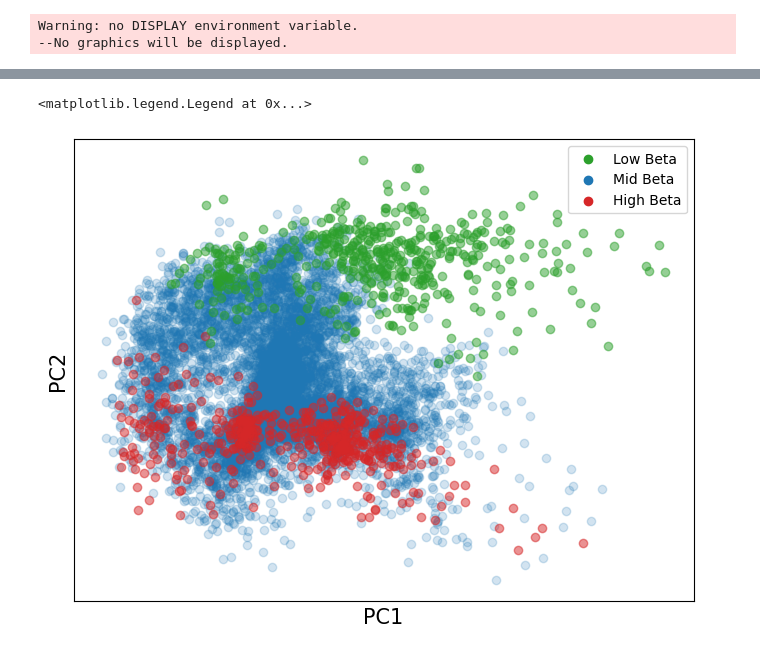
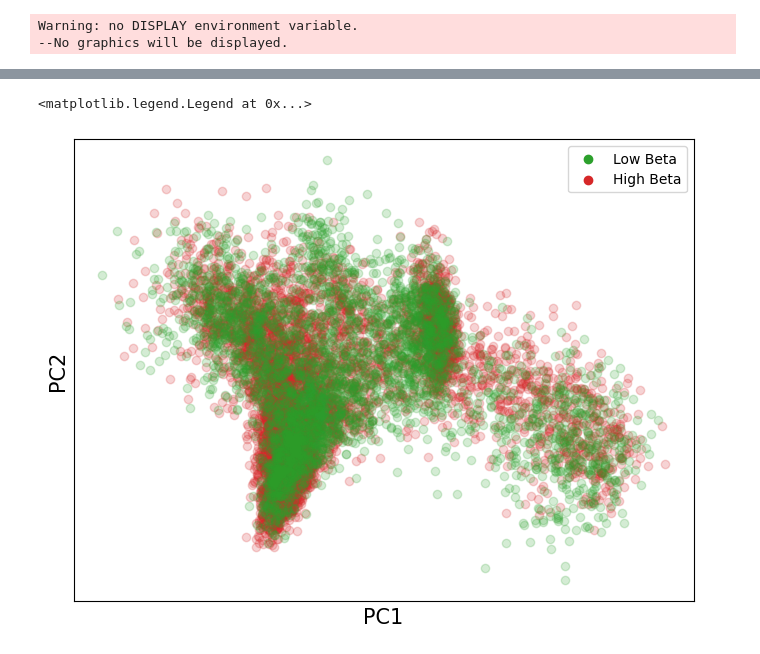
Before and after one commit to ntolley/hnn_latent, a Jupyter notebook: notebooks/excitation_propogation.ipynb, the cells around one changed output, grey strips where cells are left out. Drawn from its saved outputs; the diff is of its cells as text; code cells hidden in the pictures.

```diff
--- a/notebooks/excitation_propogation.ipynb
+++ b/notebooks/excitation_propogation.ipynb
@@ -18,9 +18,11 @@ import dill
 from sbi import utils as sbi_utils
 import pandas as pd
 from sklearn.decomposition import PCA
+from sklearn.cluster import KMeans
 from neurodsp.spectral import compute_spectrum, trim_spectrum
 from neurodsp.plts import plot_time_series, plot_timefrequency
 from neurodsp.timefrequency.wavelets import compute_wavelet_transform
+import scipy
 
 
 rng_seed = 123
@@ -50,10 +52,11 @@ gid_to_type = partial(_gid_to_type, gid_ranges=gid_ranges)
 # window_samples = extra_dict['window_samples']
 theta_extra = sim_metadata['theta_extra']
 
-dpl = np.load(f'{data_path}/sbi_sims/dpl_sbi.npy')
-theta = np.load(f'{data_path}/sbi_sims/theta_sbi.npy')
-spike_gids = np.load(f'{data_path}/sbi_sims/spike_gids_sbi.npy', allow_pickle=True)
-spike_times = np.load(f'{data_path}/sbi_sims/spike_times_sbi.npy', allow_pickle=True)
+flow_idx = 3
+dpl = np.load(f'{data_path}/sbi_sims/dpl_sbi_{flow_idx}.npy')
+theta = np.load(f'{data_path}/sbi_sims/theta_sbi_{flow_idx}.npy')
+spike_gids = np.load(f'{data_path}/sbi_sims/spike_gids_sbi_{flow_idx}.npy', allow_pickle=True)
+spike_times = np.load(f'{data_path}/sbi_sims/spike_times_sbi_{flow_idx}.npy', allow_pickle=True)
 
 times = np.linspace(0, 1, dpl.shape[1])
 mask = times > 0.2 # burn in time
@@ -82,16 +101,17 @@ freqs, powers = trim_spectrum(freqs, powers, [0, 100])
 beta_mask = (freqs > 13) & (freqs < 30)
 beta_power = powers[:, beta_mask].sum(axis=1)
 beta_ratio = beta_power / powers.sum(axis=1)
-ratio_sort = np.argsort(beta_ratio)[::-1]
 
-cutoff = 1000
+thresh = 0.3
+low_beta = beta_ratio < 0.3
+high_beta = beta_ratio > 0.3
+
 
 bins = np.linspace(0, 0.8, 100)
 
 plt.figure(figsize=(6,6))
-_ = plt.hist(beta_ratio[ratio_sort[-cutoff:]], bins=bins, color='C2', label='Low Beta')
-_ = plt.hist(beta_ratio[ratio_sort[cutoff:-cutoff]], bins=bins, color='C0', label='Mid Beta')
-_ = plt.hist(beta_ratio[ratio_sort[:cutoff]], bins=bins, color='C3', label='High Beta')
+_ = plt.hist(beta_ratio[low_beta], bins=bins, color='C2', label='Low Beta')
+_ = plt.hist(beta_ratio[high_beta], bins=bins, color='C3', label='High Beta')
 
 plt.xlabel('Relative Beta', fontsize=15)
 plt.ylabel('Counts', fontsize=15)
@@ -102,25 +129,26 @@ plt.legend()
 # %%
 pca = PCA(n_components=len(freqs))
 pca_powers = pca.fit_transform(np.log(powers))
 
+kmeans = KMeans(n_clusters=4, random_state=0, n_init="auto").fit(pca_powers)
+labels = kmeans.labels_
+
 plt.figure(figsize=(8, 6))
 # plt.scatter(pca_powers[:,0], pca_powers[:,1], alpha=0.2)
-plt.scatter(pca_powers[ratio_sort[cutoff:-cutoff],0], pca_powers[ratio_sort[cutoff:-cutoff],1], color='C0', alpha=0.2)
-plt.scatter(pca_powers[ratio_sort[:cutoff],0], pca_powers[ratio_sort[:cutoff],1], color='C3', alpha=0.5)
-plt.scatter(pca_powers[ratio_sort[-cutoff:],0], pca_powers[ratio_sort[-cutoff:],1], color='C2', alpha=0.5)
+plt.scatter(pca_powers[high_beta,0], pca_powers[high_beta,1], color='C3', alpha=0.2)
+plt.scatter(pca_powers[low_beta,0], pca_powers[low_beta,1], color='C2', alpha=0.2)
 
 plt.xlabel('PC1', fontsize=15)
 plt.ylabel('PC2', fontsize=15)
 plt.xlim(plt.xlim())
 plt.ylim(plt.ylim())
 plt.xticks([])
 plt.yticks([])
 
 plt.scatter([1e10], [1e10], color='C2', label='Low Beta')
-plt.scatter([1e10], [1e10], color='C0', label='Mid Beta')
 plt.scatter([1e10], [1e10], color='C3', label='High Beta')
 
 plt.legend()
 # %% [output]
 <matplotlib.legend.Legend at 0x...>
-[figure, old version]
+[figure, new version]
```
Also changed, not shown: parts of 9 cells of this notebook, 2 other files.
